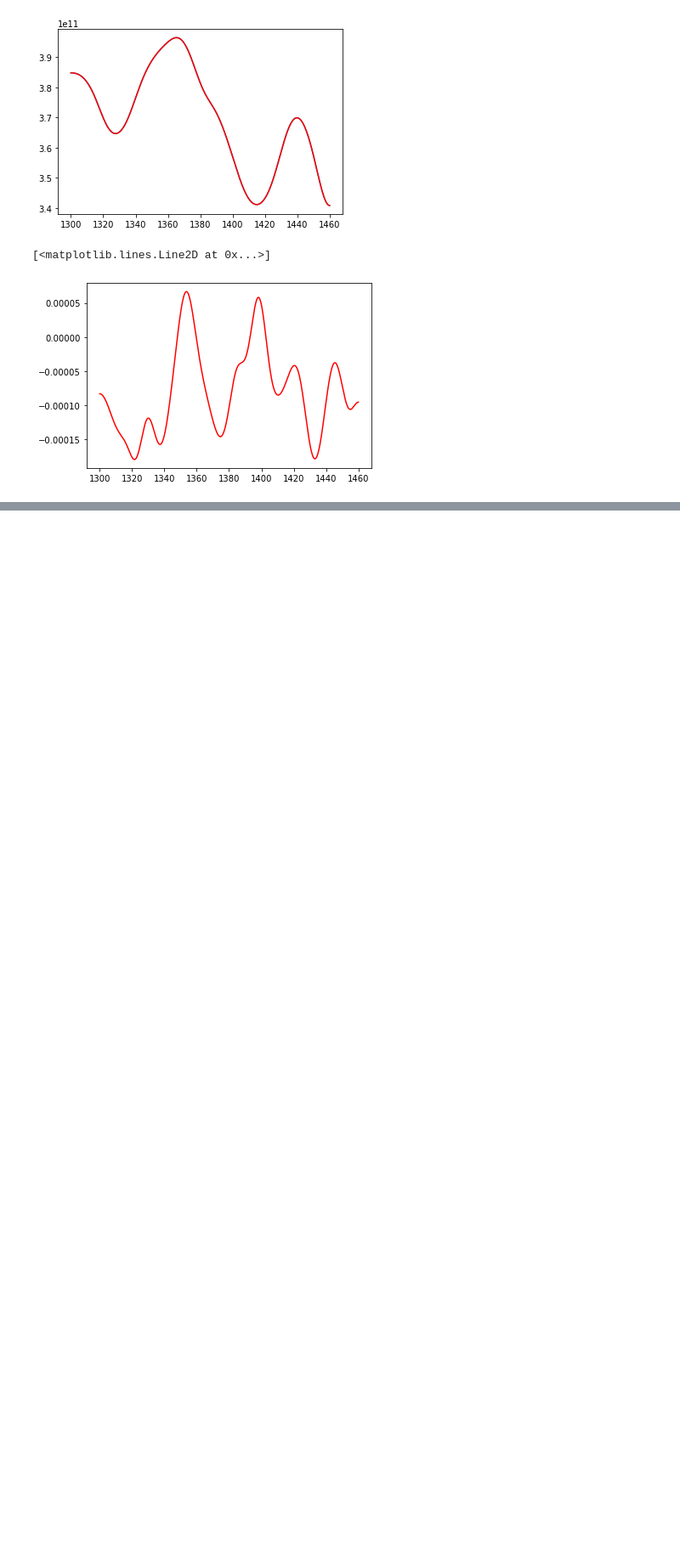
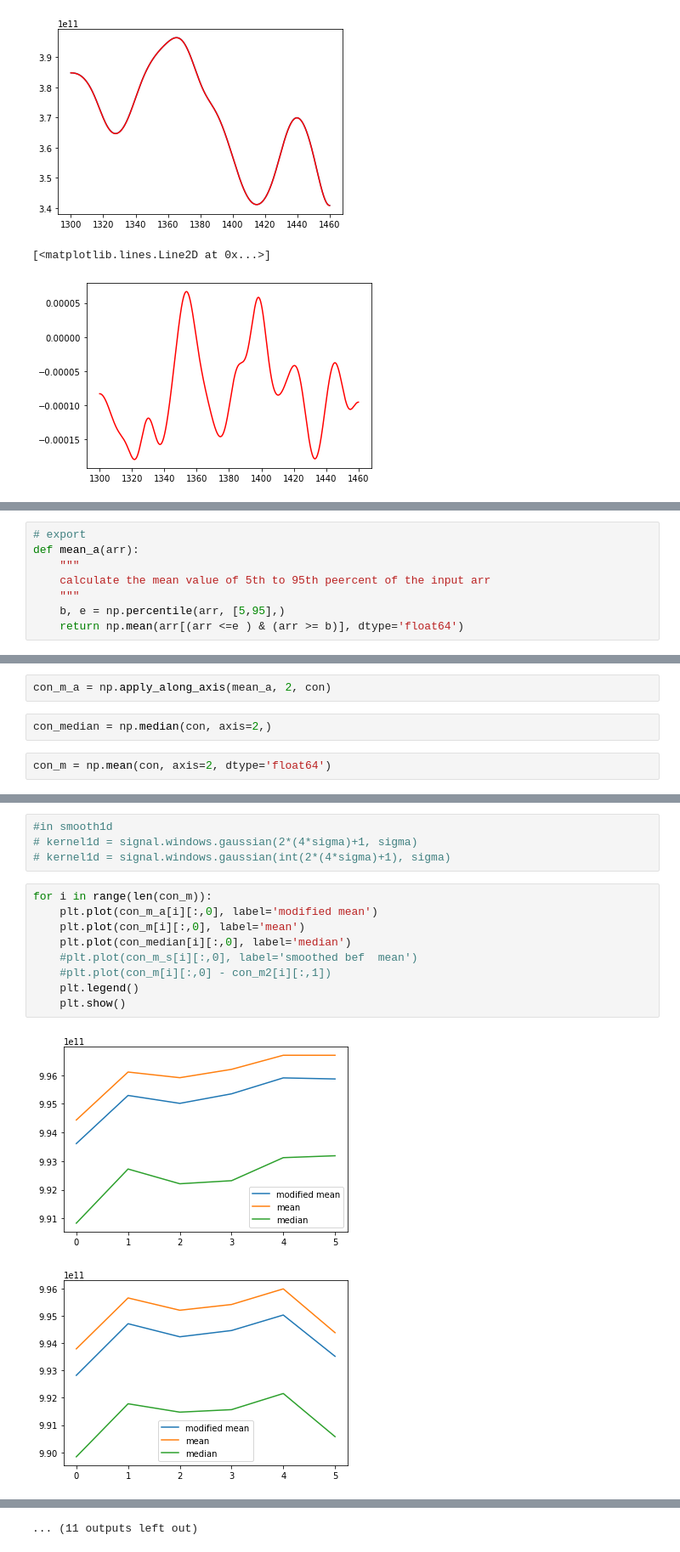
Before and after one commit to jyingjie/hifast, a Jupyter notebook: nbs/00_cal.ipynb, the cells around one changed output, grey strips where cells are left out. Shown at 85% size. Drawn from its saved outputs; the diff is of its cells as text; blank space fills up the shorter version.

```diff
--- a/nbs/00_cal.ipynb
+++ b/nbs/00_cal.ipynb
@@ -882,0 +945,8 @@ plt.plot(Fd.freq_use, (p_cal_s_2-p_cal_s_0)/p_cal_s_0,'r')
+# %%
+# export
+def mean_a(arr):
+    """
+    calculate the mean value of 5th to 95th peercent of the input arr
+    """
+    b, e = np.percentile(arr, [5,95],)
+    return np.mean(arr[(arr <=e ) & (arr >= b)], dtype='float64')
@@ -882,0 +1022,6 @@ plt.plot(Fd.freq_use, (p_cal_s_2-p_cal_s_0)/p_cal_s_0,'r')
+# %%
+con_m_a = np.apply_along_axis(mean_a, 2, con)
+# %%
+con_median = np.median(con, axis=2,)
+# %%
+con_m = np.mean(con, axis=2, dtype='float64')
@@ -882,0 +1034,16 @@ plt.plot(Fd.freq_use, (p_cal_s_2-p_cal_s_0)/p_cal_s_0,'r')
+# %%
+#in smooth1d
+# kernel1d = signal.windows.gaussian(2*(4*sigma)+1, sigma)
+# kernel1d = signal.windows.gaussian(int(2*(4*sigma)+1), sigma)
+# %%
+for i in range(len(con_m)):
+    plt.plot(con_m_a[i][:,0], label='modified mean')
+    plt.plot(con_m[i][:,0], label='mean')
+    plt.plot(con_median[i][:,0], label='median')
+    #plt.plot(con_m_s[i][:,0], label='smoothed bef  mean')
+    #plt.plot(con_m[i][:,0] - con_m2[i][:,1])
+    plt.legend()
+    plt.show()
+# %% [output]
+[figure, added]
+[figure, added]
@@ -882,0 +1060 @@ plt.plot(Fd.freq_use, (p_cal_s_2-p_cal_s_0)/p_cal_s_0,'r')
+... (11 outputs left out)
```
Also changed, not shown: parts of 37 cells of this notebook, 2 other files.
